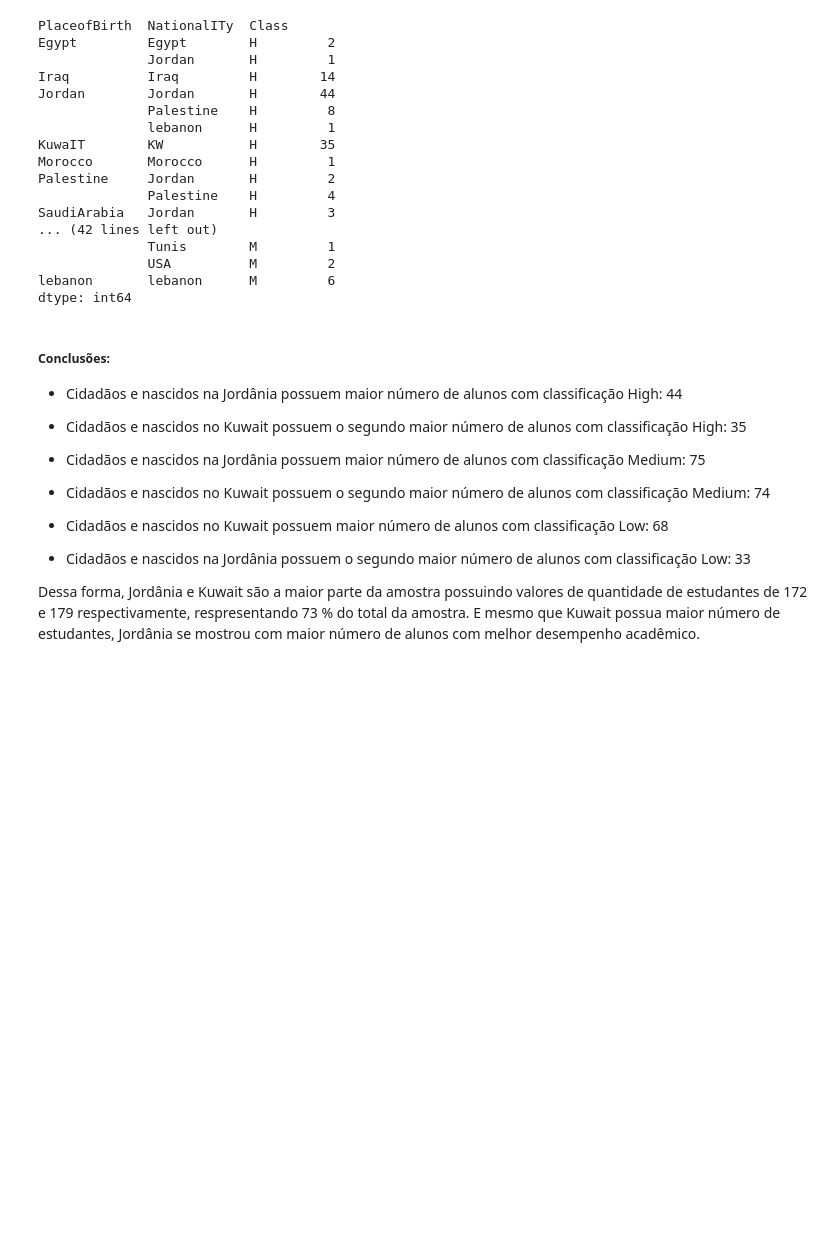
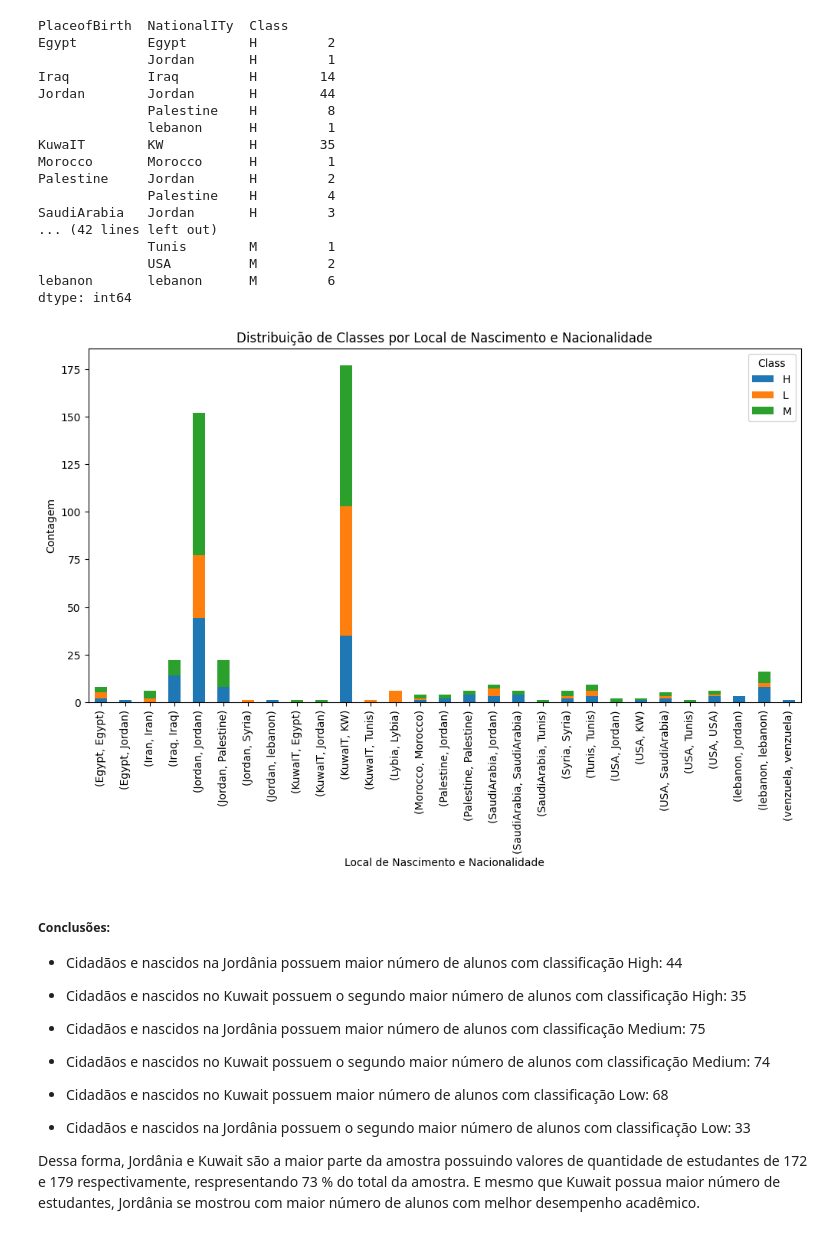
Before and after one commit to leticiaanobre/analise-exploratoria-estudantes, a Jupyter notebook: notebooks/01-exploratory_data_analysis.ipynb, the cells around one changed output. Drawn from its saved outputs; the diff is of its cells as text; code cells hidden in the pictures; blank space fills up the shorter version.

```diff
--- a/notebooks/01-exploratory_data_analysis.ipynb
+++ b/notebooks/01-exploratory_data_analysis.ipynb
@@ -213,6 +241,23 @@ SaudiArabia   Jordan       H         3
               USA          M         2
 lebanon       lebanon      M         6
 dtype: int64
+# %%
+# Calcular a contagem por 'PlaceofBirth', 'NationalITy' e 'Class'
+contagem_por_nacionalidade = df.groupby(['PlaceofBirth', 'NationalITy', 'Class']).size().unstack()
+
+# Criar um gráfico de barras empilhadas
+contagem_por_nacionalidade.plot(kind='bar', stacked=True, figsize=(12, 6))
+
+# Personalizar rótulos e título
+plt.xlabel('Local de Nascimento e Nacionalidade')
+plt.ylabel('Contagem')
+plt.title('Distribuição de Classes por Local de Nascimento e Nacionalidade')
+
+# Exibir o gráfico
+plt.legend(title='Class', loc='upper right')
+plt.show()
+# %% [output]
+[figure, added]
 # %% [markdown]
 ##### Conclusões:
 * Cidadãos e nascidos na Jordânia possuem maior número de alunos com classificação High: 44
```
Also changed, not shown: parts of 7 cells of this notebook.
